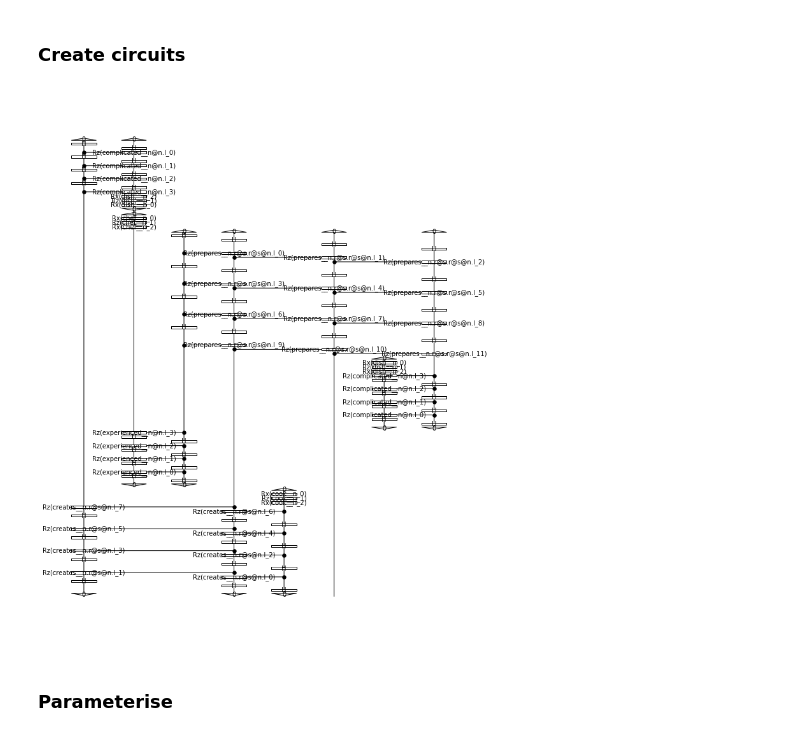
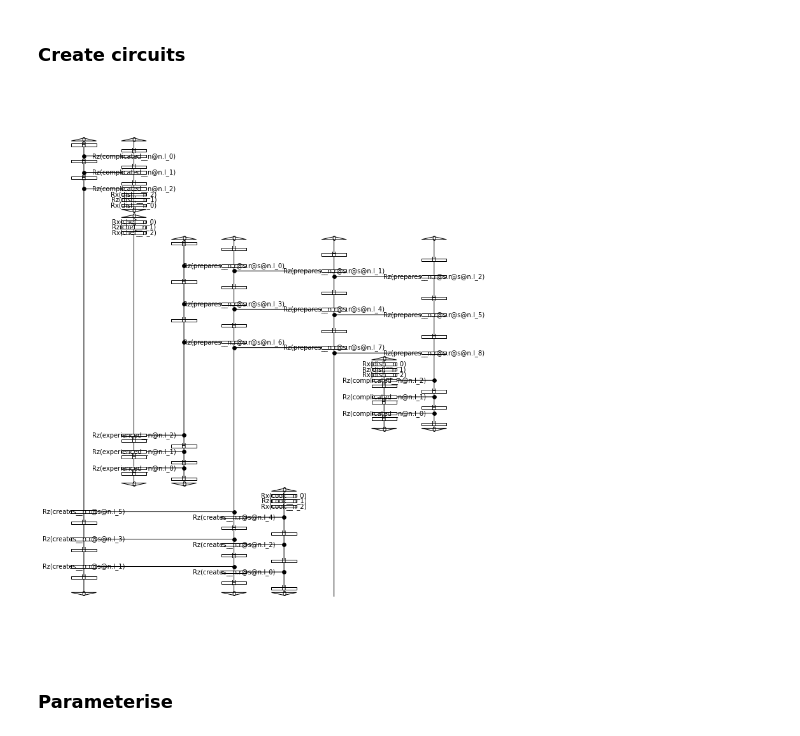
Before and after one commit to Hyperclap-Studios/qec-qnlp, a Jupyter notebook: examples/quantum_pipeline_jax.ipynb, the cells around one changed output. Drawn from its saved outputs; the diff is of its cells as text; code cells hidden in the pictures.

```diff
--- a/examples/quantum_pipeline_jax.ipynb
+++ b/examples/quantum_pipeline_jax.ipynb
@@ -75,16 +75,16 @@ train_diagrams[0].draw()
 # %%
 from lambeq import AtomicType, IQPAnsatz
 
 ansatz = IQPAnsatz({AtomicType.NOUN: 1, AtomicType.SENTENCE: 1},
-                   n_layers=4, n_single_qubit_params=3)
+                   n_layers=3, n_single_qubit_params=3)
 
 train_circuits = [ansatz(diagram) for diagram in train_diagrams]
 dev_circuits =  [ansatz(diagram) for diagram in dev_diagrams]
 test_circuits = [ansatz(diagram) for diagram in test_diagrams]
 
 train_circuits[0].draw(figsize=(9, 12))
 # %% [output]
-[figure, old version]
+[figure, new version]
 # %% [markdown]
 ### Parameterise
 # %%
```
Also changed, not shown: parts of 4 cells of this notebook, 1 other file.
